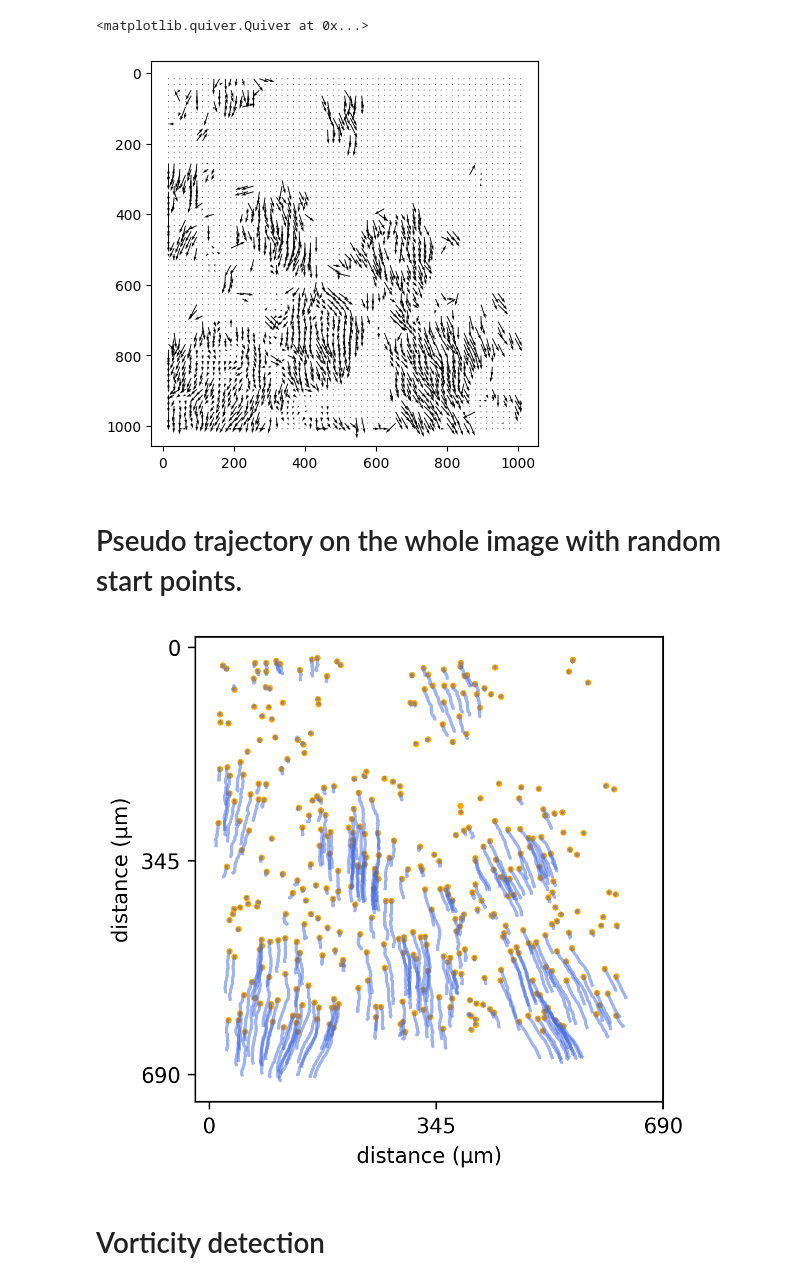
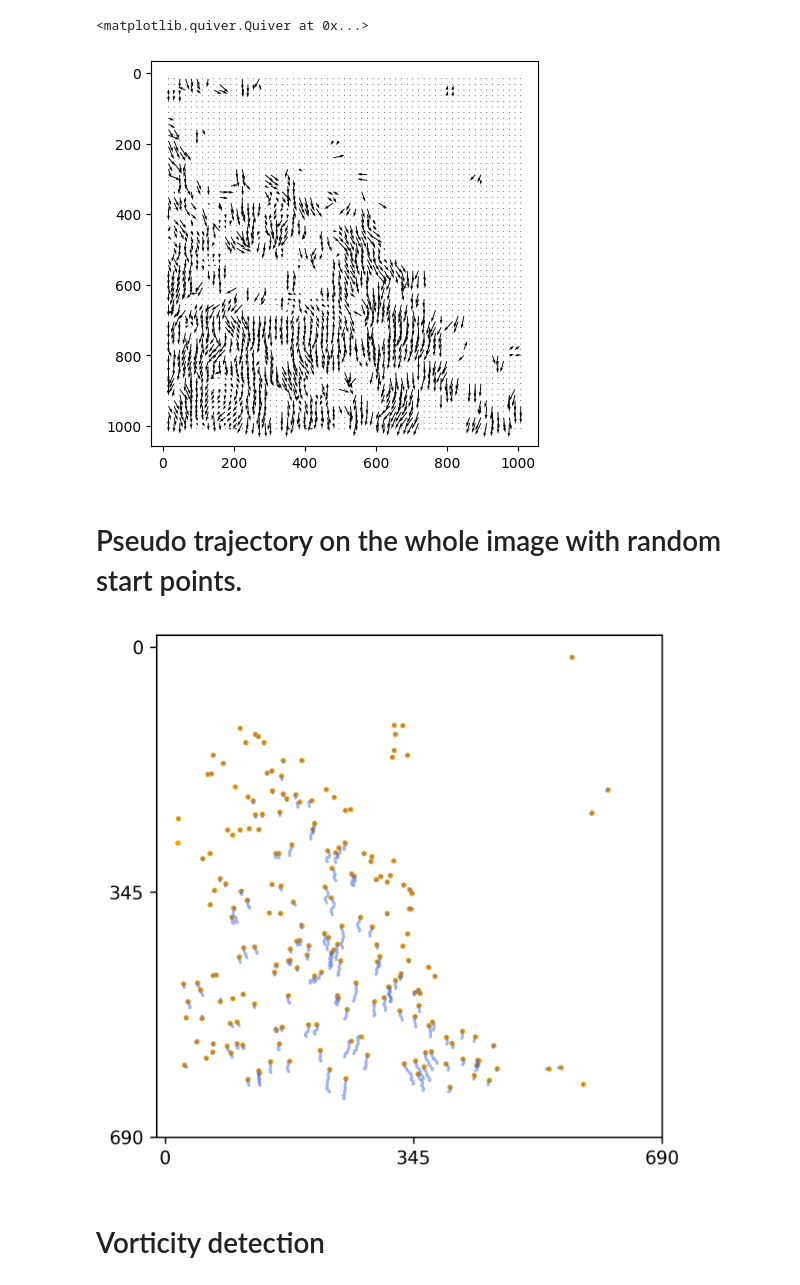
Before and after one commit to rzhou-space/PIV_analysis_headon_data, a Jupyter notebook: Code(cleaned)/confocal_featherbud/PIV_periderm_analysis.ipynb, the cells around one changed output. Saved outputs shown, nothing was run; the diff lists cells and outputs as text; code cells hidden in the pictures.

```diff
--- a/Code(cleaned)/confocal_featherbud/PIV_periderm_analysis.ipynb
+++ b/Code(cleaned)/confocal_featherbud/PIV_periderm_analysis.ipynb
@@ -7,20 +7,27 @@ import random
 import pandas as pd
 from matplotlib.animation import FuncAnimation, PillowWriter, FFMpegWriter
 # %%
-def load_data(common_filepath):
+def load_data(filepath):
 
-    with h5py.File(common_filepath+"U_matrix", "r") as file:
-        U = file["matrix"][:]
-    with h5py.File(common_filepath+"V_matrix", "r") as file:
-        V = file["matrix"][:]
-    with h5py.File(common_filepath+"xgrid_matrix", "r") as file:
-        x_grid = file["matrix"][:]
-    with h5py.File(common_filepath+"ygrid_matrix", "r") as file:
-        y_grid = file["matrix"][:]
+    # with h5py.File(filepath+"U_matrix", "r") as file:
+    #     U = file["matrix"][:]
+    # with h5py.File(filepath+"V_matrix", "r") as file:
+    #     V = file["matrix"][:]
+    # with h5py.File(filepath+"xgrid_matrix", "r") as file:
+    #     x_grid = file["matrix"][:]
+    # with h5py.File(filepath+"ygrid_matrix", "r") as file:
+    #     y_grid = file["matrix"][:]
+
+    with h5py.File(filepath, "r") as file:
+        U = file["U"][:]
+        V = file["V"][:]
+        M = file["M"][:]
+        x_grid = file["x_grid"][:]
+        y_grid = file["y_grid"][:]
 
     return U, V, x_grid, y_grid
 # %%
-file_path = "/Users/rzhoufias.uni-frankfurt.de/Documents/Code/PIV/confocal_featherbud/"
+file_path = "/Users/rzhoufias.uni-frankfurt.de/Documents/PhD_Franziska/Headon/featherbud_formation_chicken/featherbud_periderm/PIV_periderm_0-100.h5"
 
 U, V, xgrid, ygrid = load_data(file_path)
 
@@ -30,10 +37,10 @@ V = np.nan_to_num(V)
 # %%
 plt.figure(figsize=(5, 5))
 plt.gca().invert_yaxis()
-plt.quiver(xgrid[0], ygrid[0], V[0], -U[0])
+plt.quiver(xgrid[100], ygrid[100], V[100], -U[100])
 # %% [output]
 <matplotlib.quiver.Quiver at 0x...>
-[figure, old version]
+[figure, new version]
 # %% [markdown]
 # Pseudo trajectory on the whole image with random start points.
 # %%
@@ -63,24 +70,24 @@ def whole_image_pseudo_trajectories(U, V, start_number, t0, t1, PIV_step, pxl_co
             arrays_to_filter.append(i)  # Store the index of matching arrays
 
     # Plotting.
-    plt.figure(figsize=(4,4), dpi=300)
+    plt.figure(figsize=(5,5), dpi=300)
     for i in range(len(start_x_array)):
         if i not in arrays_to_filter: # Not plotting the points without movements.
             plt.scatter(start_x_array[i], start_y_array[i], color = "orange", s=4)
             plt.plot(whole_img_x[i], whole_img_y[i], color = "royalblue", alpha=0.5)
     plt.gca().invert_yaxis()
     plt.yticks([0, 500, 1000], (np.array([0, 500, 1000])*pxl_conversion).astype(int))
-    plt.ylabel("distance (μm)")
+    #plt.ylabel("distance (μm)")
     plt.xticks([0, 500, 1000], (np.array([0, 500, 1000])*pxl_conversion).astype(int))
-    plt.xlabel("distance (μm)")
-    # plt.savefig(img_name + ".svg", format="svg")
+    #plt.xlabel("distance (μm)")
+    plt.savefig(img_name + ".svg", format="svg")
     plt.show()
 
     #return whole_img_x, whole_img_y  # (start_number, time_points_number) dimensional numpy array.
 # %%
-whole_image_pseudo_trajectories(U, V, 500, 0, 50, 16, 0.69, "...")
+whole_image_pseudo_trajectories(U, V, 500, 0, 50, 16, 0.69, "featherbud_pseudo_tracks_periderm_t0-50")
 # %% [output]
-[figure, old version]
+[figure, new version]
 # %% [markdown]
 # Vorticity detection
 # %%
```
Also changed, not shown: 7 other files.
